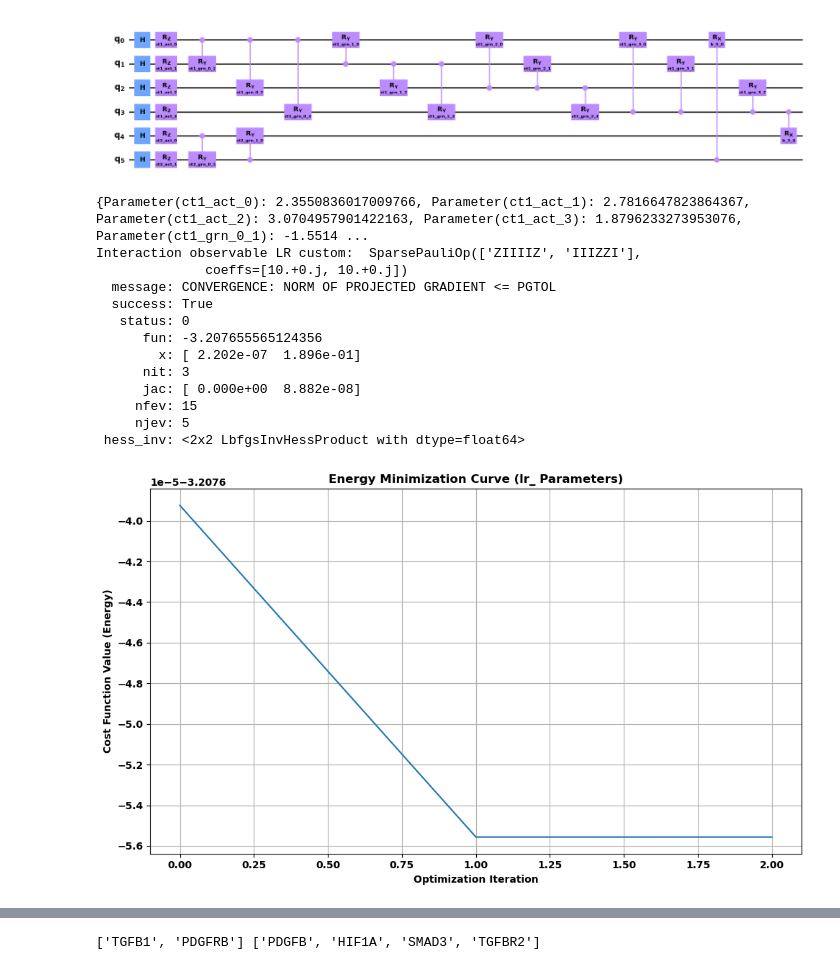
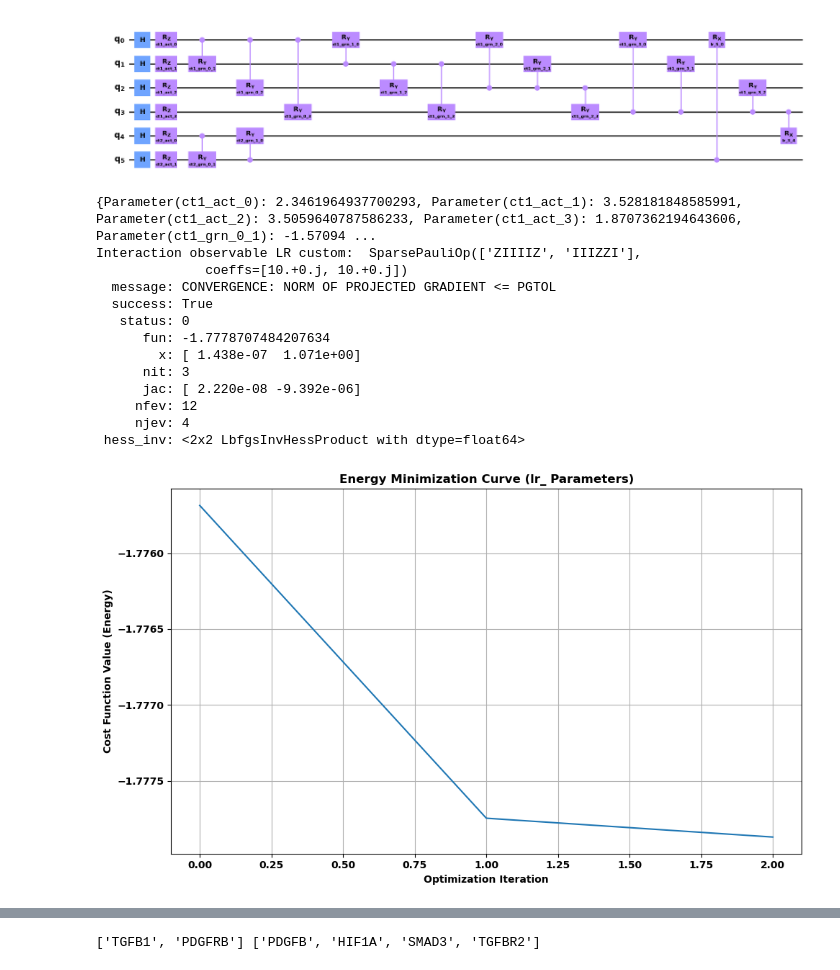
Before and after one commit to cailab-tamu/QuantumXCT, a Jupyter notebook: python/cc_grn_opt2.ipynb, the cells around one changed output, grey strips where cells are left out. Cells and saved outputs as stored; diff of their text form; code cells hidden in the pictures.

```diff
--- a/python/cc_grn_opt2.ipynb
+++ b/python/cc_grn_opt2.ipynb
@@ -11,19 +11,25 @@ sc.pp.log1p(adata)
 # %%
 # Extract source and receiver genes efficiently
 gl_source = ['TGFBR2', 'SMAD3', 'HIF1A', 'PDGFB'] # All values from the first column
-gl_recv =['PDGFRB', 'FN1', 'TGFB1']  # All values from the second column
-#gl_recv =['PDGFRB', 'TGFB1']  # All values from the second column
+#gl_recv =['PDGFRB', 'FN1', 'TGFB1']  # All values from the second column
+gl_recv =['PDGFRB', 'TGFB1']  # All values from the second column
 np.random.seed(42)
 # %%
 ict1 = adata.obs["BatchID"] == "Cancer Cells (Co)"
 ict2 = adata.obs["BatchID"] == "Fibroblasts (Co)"
+
 adata_ct1_co = adata[ict1, gl_source]
 adata_ct2_co = adata[ict2, gl_recv]
+adata_ct1_co = sc.external.pp.magic(adata_ct1_co, name_list=gl_source, knn=5, random_state=42)
+adata_ct2_co = sc.external.pp.magic(adata_ct2_co, name_list=gl_recv, knn=5, random_state=42)
+
 print(adata_ct1_co)
 print(adata_ct2_co)
 
-Xct1_co = adata_ct1_co.X.toarray()
-Xct2_co = adata_ct2_co.X.toarray()
+#Xct1_co = adata_ct1_co.X.toarray()
+#Xct2_co = adata_ct2_co.X.toarray()
+Xct1_co = adata_ct1_co.X
+Xct2_co = adata_ct2_co.X
 
 # Assuming Xct1_co and Xct2 are your log-transformed expression matrices
 Xct1means = np.mean(Xct1_co, axis=0)
@@ -68,14 +72,22 @@ Scaled (Co) ct2_data:
 # %%
 ict1 = adata.obs["BatchID"] == "Cancer Cells (Mo)"
 ict2 = adata.obs["BatchID"] == "Fibroblasts (Mo)"
+
 adata_ct1_mo = adata[ict1, gl_source]
 adata_ct2_mo = adata[ict2, gl_recv]
+adata_ct1_mo = sc.external.pp.magic(adata_ct1_mo, name_list=gl_source, knn=5, random_state=42)
+adata_ct2_mo = sc.external.pp.magic(adata_ct2_mo, name_list=gl_recv, knn=5, random_state=42)
+
+
 print(adata_ct1_mo)
 print(adata_ct2_mo)
 
 # Library size normalization
-Xct1_mo = adata_ct1_mo.X.toarray()
-Xct2_mo = adata_ct2_mo.X.toarray()
+#Xct1_mo = adata_ct1_mo.X.toarray()
+#Xct2_mo = adata_ct2_mo.X.toarray()
+Xct1_mo = adata_ct1_mo.X
+Xct2_mo = adata_ct2_mo.X
+
 
 # Assuming Xct1_co and Xct2 are your log-transformed expression matrices
 #Xct1means = np.mean(Xct1_mo, axis=0)
@@ -567,7 +577,7 @@ x0_lr = np.zeros(len(variable_params_lr))  # Initial lr_ values
 
 # Create the combined parameter dictionary.
 all_params_lr_co = static_params_lr.copy()
-all_params_lr_co.update(dict(zip(variable_params_lr.values(), x0_lr)))
+all_params_lr_co.update(dict(zip(variable_params_lr, x0_lr)))
 
 print(all_params_lr_co)
 
@@ -581,40 +591,40 @@ result_lr_bfgs = minimize(
     args=(all_params_lr_co, cc_grn_circuit_co, interaction_observable_lr_co, estimator, variable_params_lr),  # Correct args
     method="L-BFGS-B",
     callback=lambda xk: cost_values.append(cost_func_wrapper(xk, all_params_lr_co, cc_grn_circuit_co, interaction_observable_lr_co, estimator, variable_params_lr))  # Correct callback
 )
 
 print(result_lr_bfgs)
 
 # --- 6. Results and DataFrame ---
 optimized_lr_values = result_lr_bfgs.x
 
 # Update the lr_ parameters in the combined dictionary (optional)
 all_params_lr_co.update(dict(zip(variable_params_lr, optimized_lr_values)))
 
 # --- 7. Plotting ---
 plt.figure(figsize=(10, 6))
 plt.plot(cost_values)
 plt.xlabel("Optimization Iteration")
 plt.ylabel("Cost Function Value (Energy)")
 plt.title("Energy Minimization Curve (lr_ Parameters)")
 plt.grid(True)
 plt.tight_layout()
 plt.show()
 # %% [output]
-{Parameter(ct1_act_0): 2.3550836017009766, Parameter(ct1_act_1): 2.7816647823864367, Parameter(ct1_act_2): 3.0704957901422163, Parameter(ct1_act_3): 1.8796233273953076, Parameter(ct1_grn_0_1): -1.5514 ...
+{Parameter(ct1_act_0): 2.3461964937700293, Parameter(ct1_act_1): 3.528181848585991, Parameter(ct1_act_2): 3.5059640787586233, Parameter(ct1_act_3): 1.8707362194643606, Parameter(ct1_grn_0_1): -1.57094 ...
 Interaction observable LR custom:  SparsePauliOp(['ZIIIIZ', 'IIIZZI'],
               coeffs=[10.+0.j, 10.+0.j])
   message: CONVERGENCE: NORM OF PROJECTED GRADIENT <= PGTOL
   success: True
    status: 0
-      fun: -3.207655565124356
-        x: [ 2.202e-07  1.896e-01]
+      fun: -1.7778707484207634
+        x: [ 1.438e-07  1.071e+00]
       nit: 3
-      jac: [ 0.000e+00  8.882e-08]
-     nfev: 15
-     njev: 5
+      jac: [ 2.220e-08 -9.392e-06]
+     nfev: 12
+     njev: 4
  hess_inv: <2x2 LbfgsInvHessProduct with dtype=float64>
-[figure, old version]
+[figure, new version]
 # %%
 from qiskit.primitives import StatevectorEstimator
 from scipy.optimize import minimize
```
Also changed, not shown: parts of 27 cells of this notebook, 2 other files.
